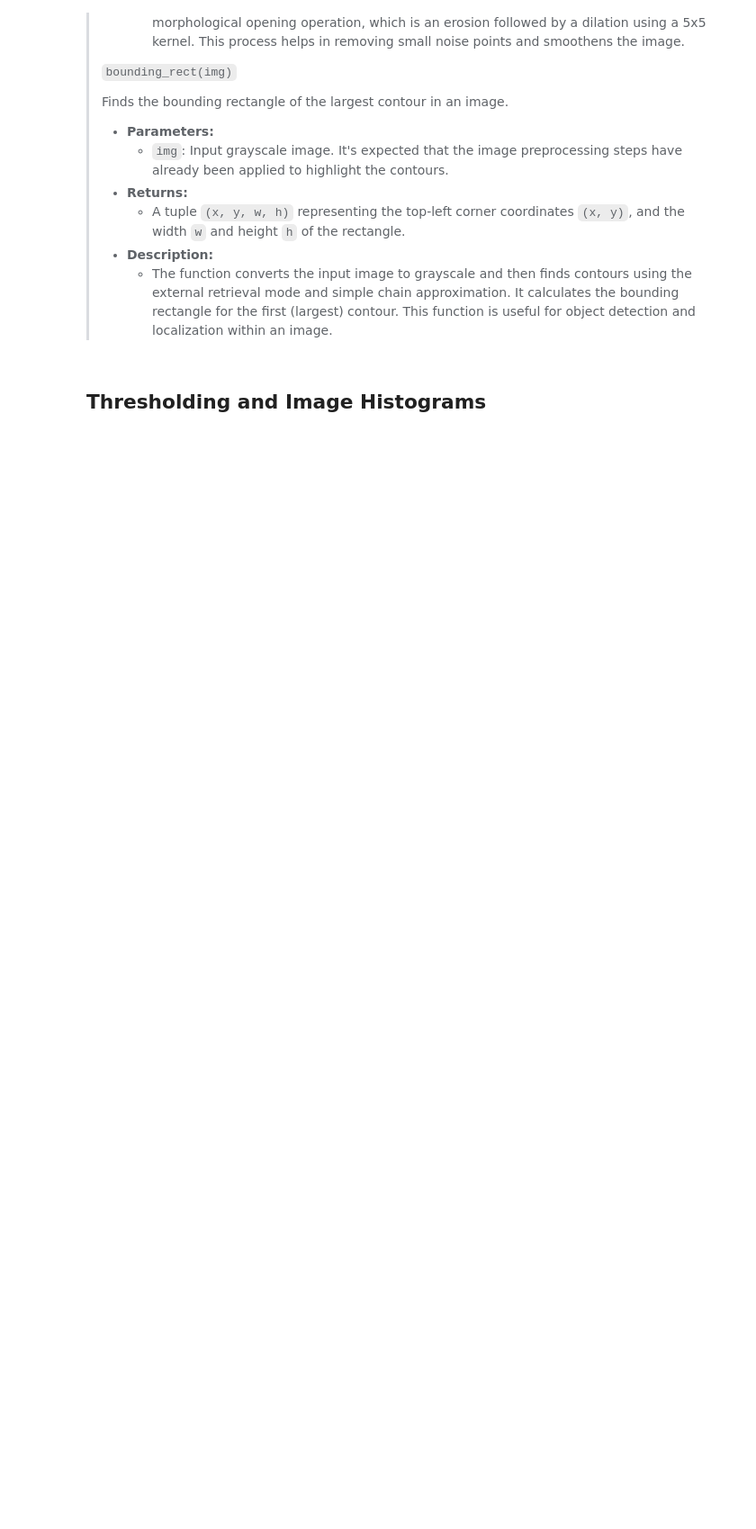
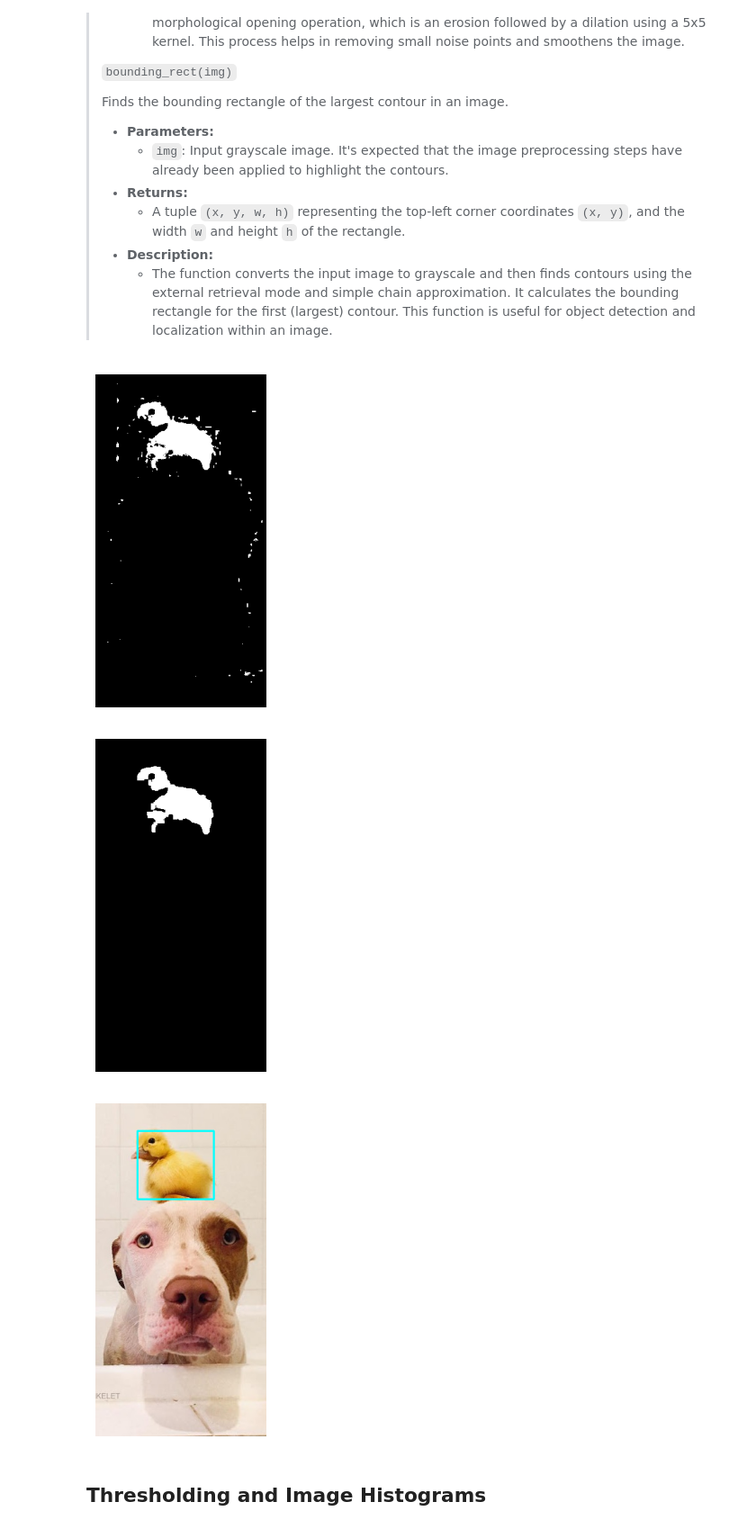
Before and after one commit to ferit-osirv/lab-2-color-spaces-and-histograms-AntonioBerecic, a Jupyter notebook: lab2.ipynb, the cells around one changed output. Shown at 90% size. Cells and saved outputs as stored; diff of their text form; code cells hidden in the pictures; blank space fills up the shorter version.

```diff
--- a/lab2.ipynb
+++ b/lab2.ipynb
@@ -135,40 +135,62 @@ plt.show()
 # %%
 import utils
 # %%
-import numpy as np
-import cv2 as cv
-import matplotlib as plt
-
 img = cv.imread('images/ducks.jpg')
 hsv_img = cv.cvtColor(img, cv.COLOR_BGR2HSV)
+
+# 3. Thresholding for the duck
+lower_duck = np.array([20, 0, 0])  # Lower HSV bounds for yellow/orange
+upper_duck = np.array([40, 255, 255])  # Upper HSV bounds for yellow/orange
+duck_mask = cv.inRange(hsv_img, lower_duck, upper_duck)
+plt.imshow(duck_mask, cmap='gray')
+plt.axis('off')
+plt.show()
 
 def remove_noise(img):
     """
     Remove noise from the image
 
     Args:
     img: image to remove noise from (numpy array, RGB/BGR)
 
     Returns:
     img_: image with noise removed (numpy array, grayscale)
     """
-    img_ = cv.cvtColor(img, cv.COLOR_BGR2GRAY)
+    img_ = img
     kernel = np.ones((5, 5), np.uint8)
     return cv.morphologyEx(img_, cv.MORPH_OPEN, kernel)
 
 def bounding_rect(img):
     """
     Get the bounding rectangle of the largest contour in the image
 
     Args:
     img: image to get bounding rectangle from (numpy array, grayscale)
 
     Returns:
     rect: bounding rectangle of the largest contour (tuple, (x, y, w, h))
     """
     contours, _ = cv.findContours(img, cv.RETR_EXTERNAL, cv.CHAIN_APPROX_SIMPLE)
     rect = cv.boundingRect(contours[0])
     return rect
+
+cleaned_mask = remove_noise(duck_mask)
+plt.imshow(cleaned_mask, cmap='gray')
+plt.axis('off')
+plt.show()
+
+x, y, w, h = bounding_rect(cleaned_mask)
+
+result_img = img.copy()
+cv.rectangle(result_img, (x, y), (x + w, y + h), (255, 255, 0), 2)
+
+plt.imshow(cv.cvtColor(result_img, cv.COLOR_BGR2RGB))
+plt.axis('off')
+plt.show()
+# %% [output]
+[figure, added]
+[figure, added]
+[figure, added]
 # %% [markdown]
 ## Thresholding and Image Histograms
 # %% [markdown]
```
Also changed, not shown: parts of 10 cells of this notebook.
